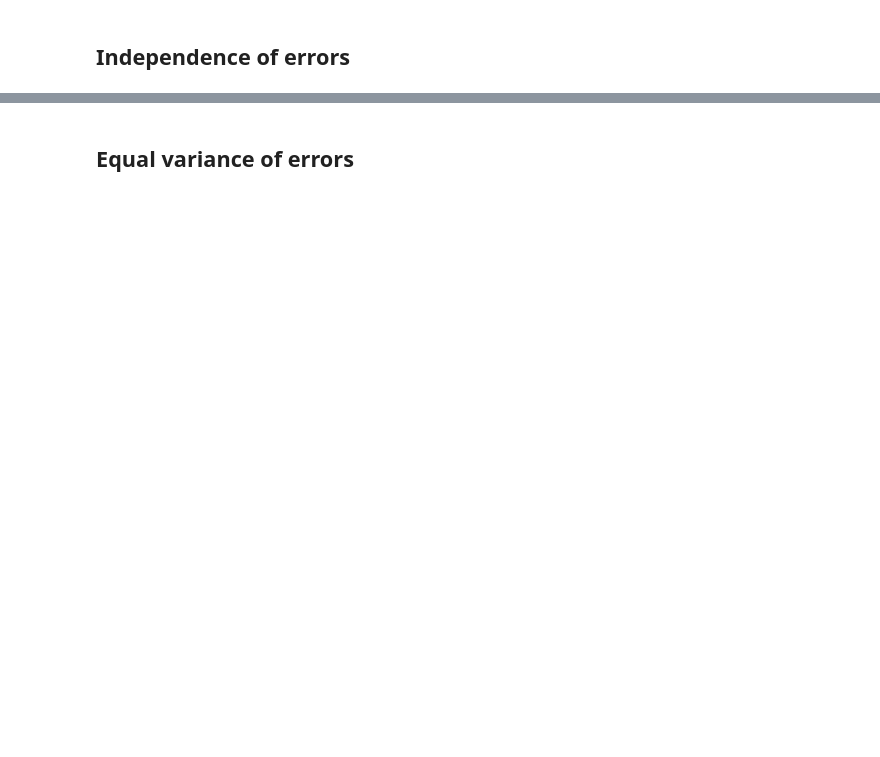
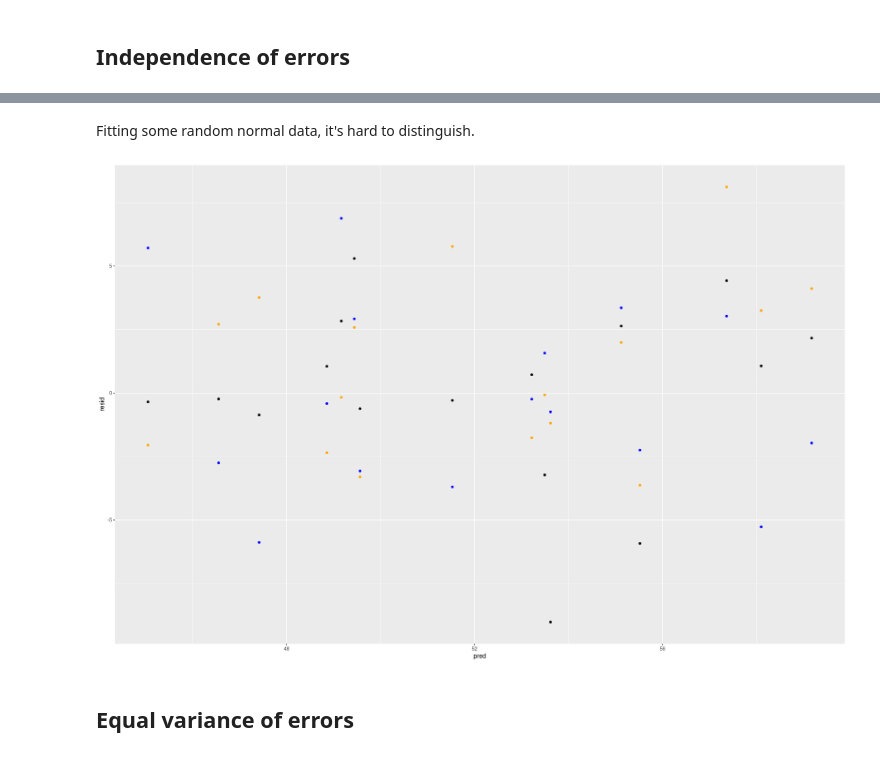
Before and after one commit to EdwardJRoss/regression_stories, a Jupyter notebook: Chapter 11 Exercises.ipynb, the cells around one changed output, grey strips where cells are left out. Drawn from its saved outputs; the diff is of its cells as text; code cells hidden in the pictures; blank space fills up the shorter version.

```diff
--- a/Chapter 11 Exercises.ipynb
+++ b/Chapter 11 Exercises.ipynb
@@ -49,2 +105,13 @@ The weight could be thought of as a parameter in the model; it is valid if it wo
+# %% [markdown]
+Fitting some random normal data, it's hard to distinguish.
+# %%
+resid_sd <- sd(hibbs$resid)
+# %%
+hibbs %>%
+gf_point(resid ~ pred) %>%
+gf_point(resid_sd*rnorm(nrow(hibbs)) ~ pred, col='blue') %>%
+gf_point(resid_sd*rnorm(nrow(hibbs)) ~ pred, col='orange')
+# %% [output]
+[figure, added]
 # %% [markdown]
 ## Equal variance of errors
```
Also changed, not shown: parts of 152 cells of this notebook, 3 other files.
